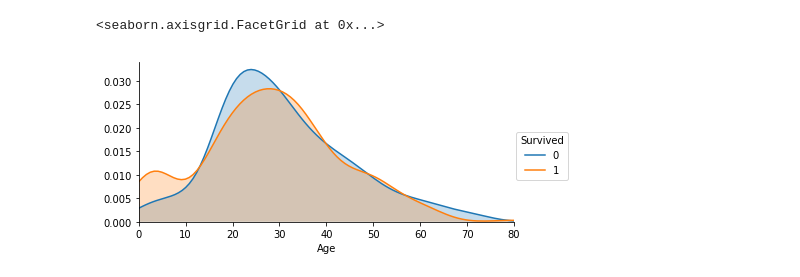
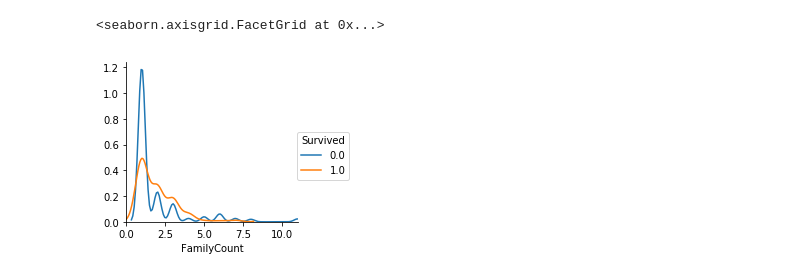
Before and after one commit to Jerry3062/jerry_ml, a Jupyter notebook: kaggle/titanic/Untitled.ipynb, the cells around one changed output. Drawn from its saved outputs; the diff is of its cells as text; code cells hidden in the pictures.

```diff
--- a/kaggle/titanic/Untitled.ipynb
+++ b/kaggle/titanic/Untitled.ipynb
@@ -36,0 +71,3 @@ sns.barplot(x='Parch',y='Survived',data=train,palette='Set3')
+# %%
+x=known_age[:,1:]
+y = known_age[:,0]
@@ -36,0 +76,7 @@ sns.barplot(x='Parch',y='Survived',data=train,palette='Set3')
+# %%
+rfr = RandomForestRegressor(n_estimators=100)
+rfr.fit(x,y)
+predictAges = rfr.predict(unknown_age[:,1:])
+# %%
+all_data.loc[(all_data['Age'].isnull()),'Age']=predictAges
+all_data.describe()
@@ -37,8 +93,11 @@ sns.barplot(x='Parch',y='Survived',data=train,palette='Set3')
+# %%
+all_data['FamilyCount'] = all_data['SibSp']+all_data['Parch']+1
+train = all_data.loc[(all_data['Survived'].notnull())]
 # %%
-facet = sns.FacetGrid(train,hue='Survived',aspect=2)
-facet.map(sns.kdeplot,'Age',shade=True)
-facet.set(xlim=(0,train['Age'].max()))
+facet = sns.FacetGrid(train,hue='Survived')
+facet.map(sns.kdeplot,'FamilyCount')
+facet.set(xlim=(0,train['FamilyCount'].max()))
 facet.add_legend()
 # %% [output]
 <seaborn.axisgrid.FacetGrid at 0x...>
-[figure, old version]
+[figure, new version]
```
Also changed, not shown: parts of 35 cells of this notebook, 8 other files.
